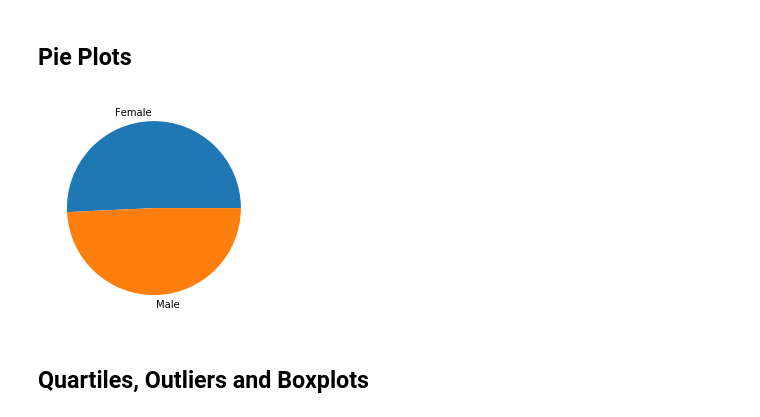
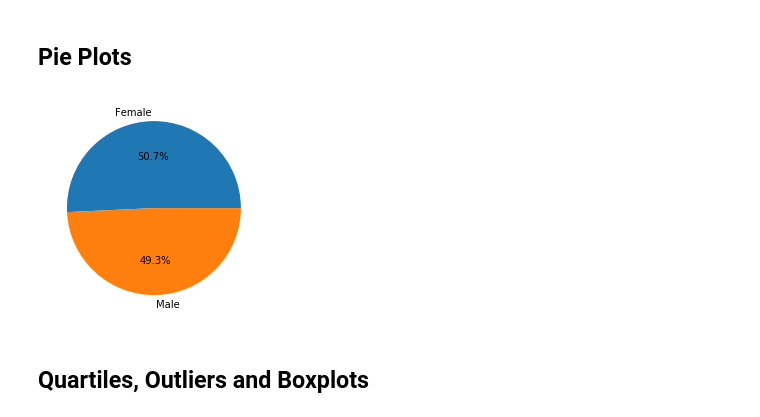
Before and after one commit to tkolencherry/SMU_Homework, a Jupyter notebook: 05-Matplotlib/Instructions/Pymaceuticals/pymaceuticals_starter.ipynb, the cells around one changed output. Cells and saved outputs as stored; diff of their text form; code cells hidden in the pictures.

```diff
--- a/05-Matplotlib/Instructions/Pymaceuticals/pymaceuticals_starter.ipynb
+++ b/05-Matplotlib/Instructions/Pymaceuticals/pymaceuticals_starter.ipynb
@@ -245,12 +135,16 @@ for treatment in study_data_clean['Drug Regimen'].unique():
 # %% [markdown]
 ## Pie Plots
 # %%
-# Generate a pie plot showing the distribution of female versus male mice using pandas
+#get the labels for sex by retrieving the unique values
 sex_labels = study_data_clean.Sex.unique()
+
+#get the pivot table equivalent for sex
 sex_values = study_data_clean.Sex.value_counts()
-plt.pie(sex_values, labels = sex_labels)
+
+#plot as pie chart and include percentages
+plt.pie(sex_values, labels = sex_labels, autopct= '%1.1f%%')
 plt.show()
 # %% [output]
-[figure, old version]
+[figure, new version]
 # %% [markdown]
 ## Quartiles, Outliers and Boxplots
```
Also changed, not shown: parts of 30 cells of this notebook.
